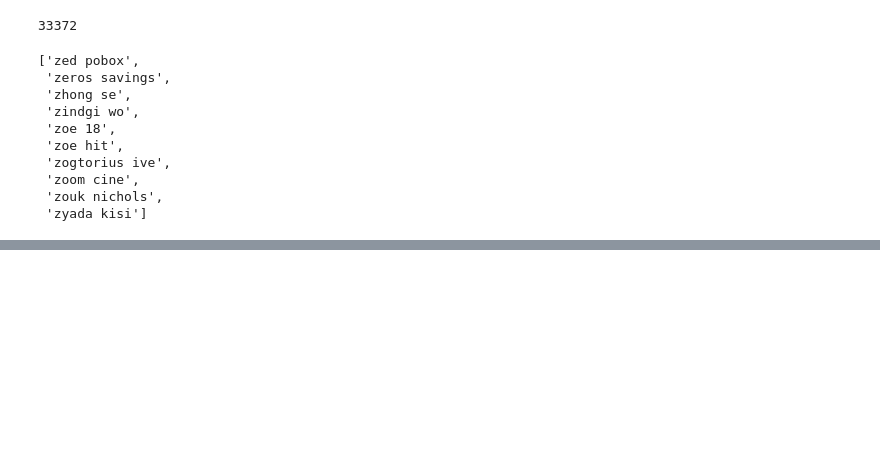
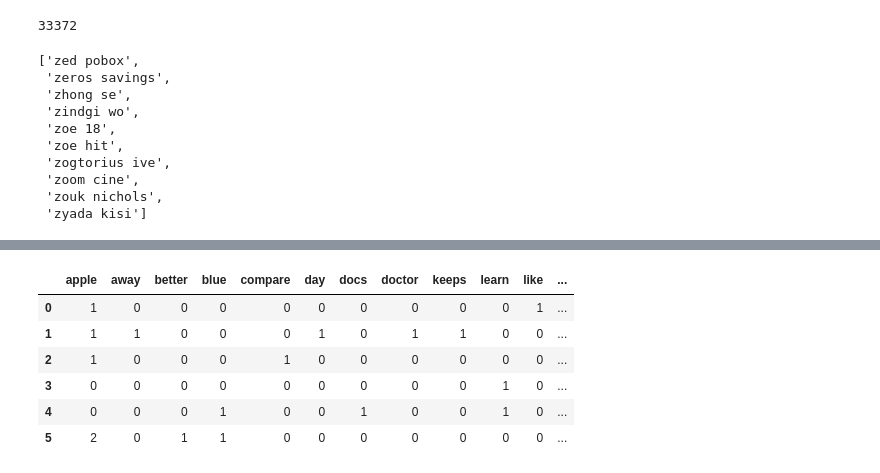
Before and after one commit to slankas/DataScienceNotebooks, a Jupyter notebook: FeatureCreation/Text.ipynb, the cells around one changed output, grey strips where cells are left out. Saved outputs shown, nothing was run; the diff lists cells and outputs as text; code cells hidden in the pictures; blank space fills up the shorter version.

Commit message:
Text: bag of words tf / idf explanation

```diff
--- a/FeatureCreation/Text.ipynb
+++ b/FeatureCreation/Text.ipynb
@@ -248,0 +262,22 @@ bigrams[-10:]
+# %%
+corpus = ["I'd like an apple",
+          "An apple a day keeps the doctor away",
+          "Never compare an apple to an orange",
+          "I prefer scikit-learn to Orange",
+          "The scikit-learn docs are Orange and Blue",
+          "an orange apple is better than a blue apple"]
+# %%
+from sklearn.feature_extraction.text import CountVectorizer
+countVectorizer = CountVectorizer(min_df=1, stop_words="english")
+tf = countVectorizer.fit_transform(corpus)
+tfDF = pd.DataFrame.sparse.from_spmatrix(tf)
+tfDF.columns= countVectorizer.get_feature_names()
+tfDF
+# %% [output]
+|  | apple | away | better | blue | compare | day | docs | doctor | keeps | learn | like | ... |
+| 0 | 1 | 0 | 0 | 0 | 0 | 0 | 0 | 0 | 0 | 0 | 1 | ... |
+| 1 | 1 | 1 | 0 | 0 | 0 | 1 | 0 | 1 | 1 | 0 | 0 | ... |
+| 2 | 1 | 0 | 0 | 0 | 1 | 0 | 0 | 0 | 0 | 0 | 0 | ... |
+| 3 | 0 | 0 | 0 | 0 | 0 | 0 | 0 | 0 | 0 | 1 | 0 | ... |
+| 4 | 0 | 0 | 0 | 1 | 0 | 0 | 1 | 0 | 0 | 1 | 0 | ... |
+| 5 | 2 | 0 | 1 | 1 | 0 | 0 | 0 | 0 | 0 | 0 | 0 | ... |
```
Also changed, not shown: parts of 9 cells of this notebook.
